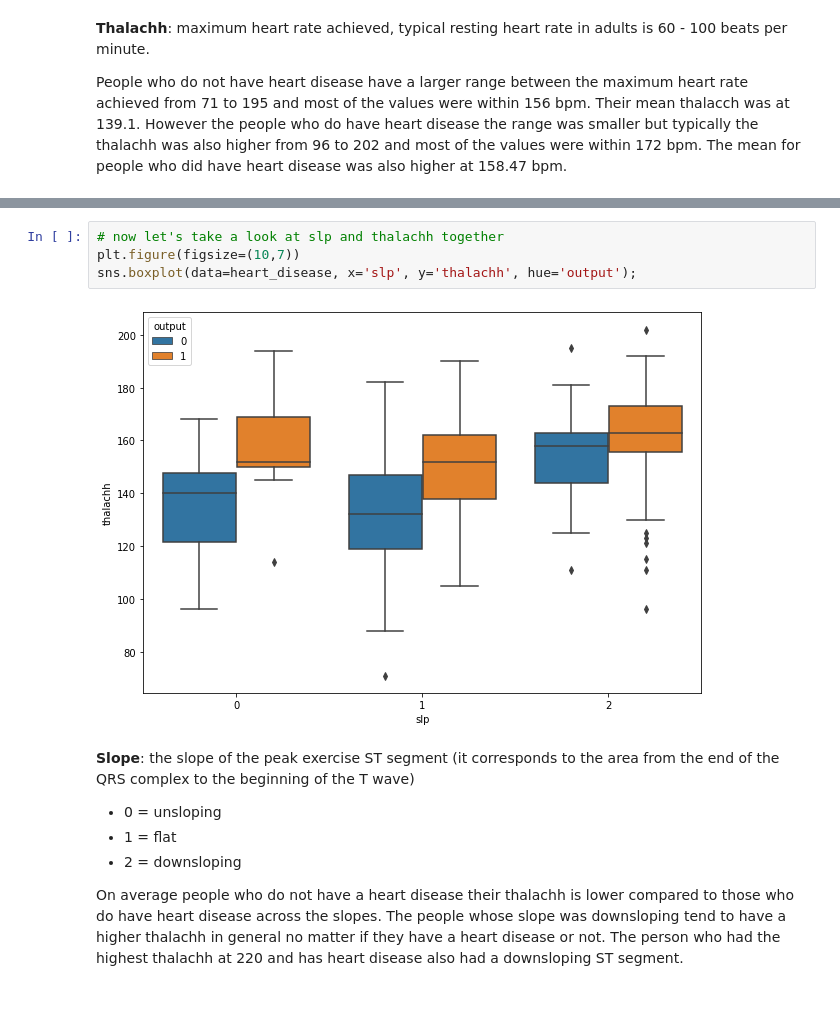
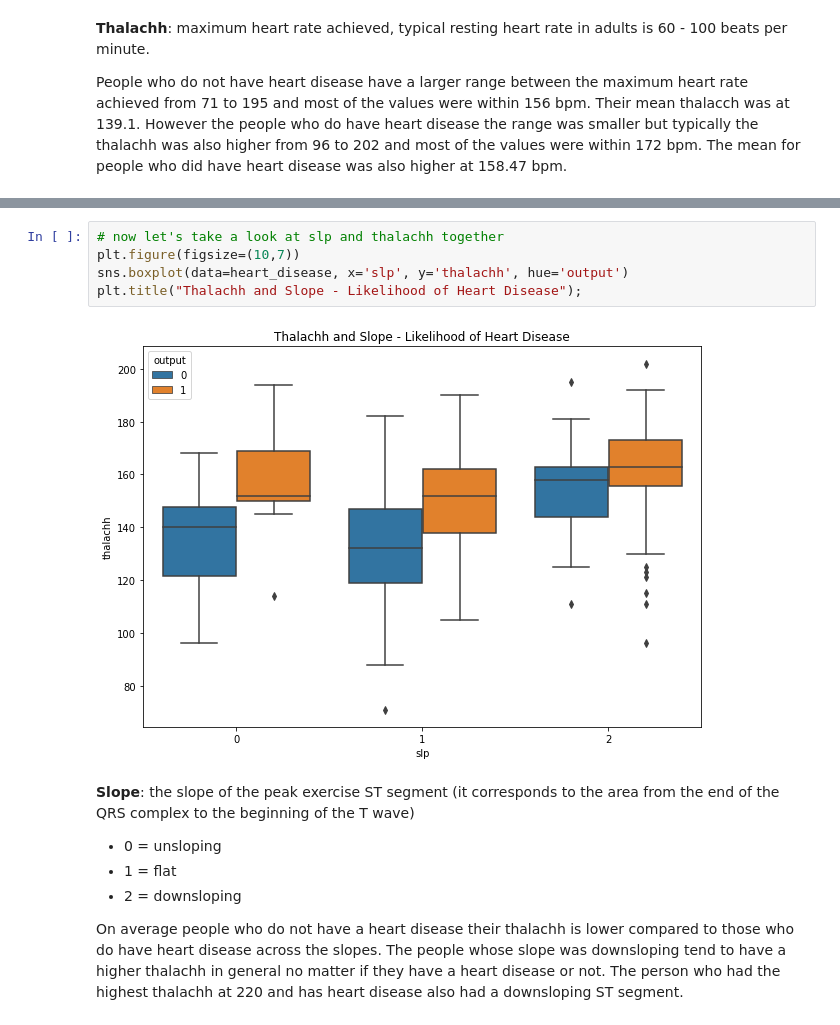
Before and after one commit to tvrjuana/heart-disease, a Jupyter notebook: heart_disease_modeling.ipynb, the cells around one changed output, grey strips where cells are left out. Drawn from its saved outputs; the diff is of its cells as text.

Commit message:
created more visualizations and updated data dictionary

```diff
--- a/heart_disease_modeling.ipynb
+++ b/heart_disease_modeling.ipynb
@@ -220,9 +235,10 @@ People who do not have heart disease have a larger range between the maximum hea
 # %%
 # now let's take a look at slp and thalachh together
 plt.figure(figsize=(10,7))
-sns.boxplot(data=heart_disease, x='slp', y='thalachh', hue='output');
+sns.boxplot(data=heart_disease, x='slp', y='thalachh', hue='output')
+plt.title("Thalachh and Slope - Likelihood of Heart Disease");
 # %% [output]
-[figure, old version]
+[figure, new version]
 # %% [markdown]
 <b>Slope</b>: the slope of the peak exercise ST segment (it corresponds to the area from the end of the QRS complex to the beginning of the T wave)
 - 0 = unsloping
```
Also changed, not shown: parts of 15 cells of this notebook, 1 other file.
